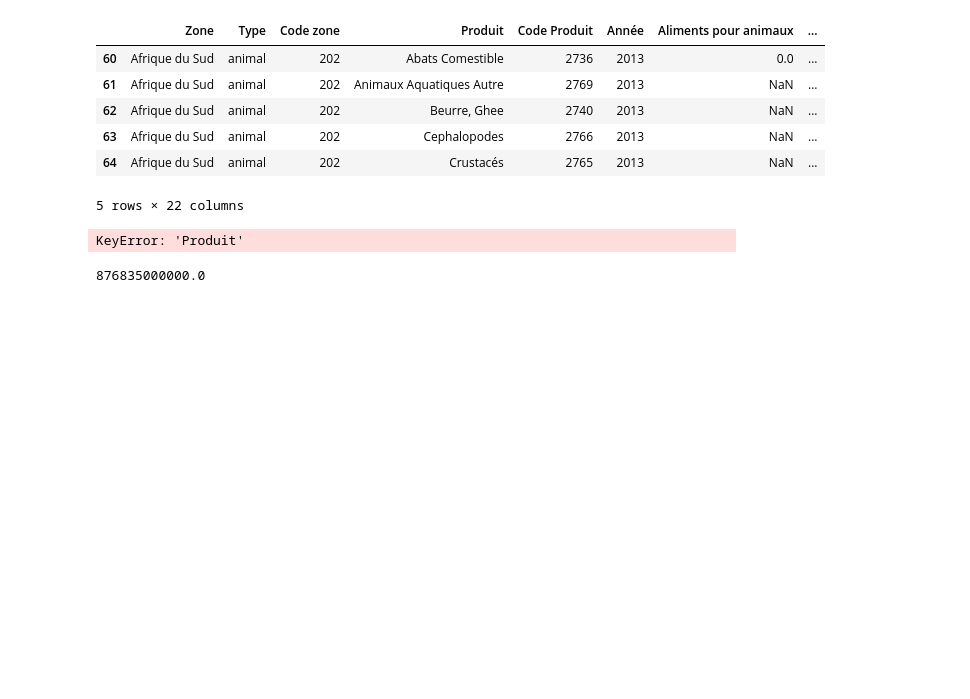
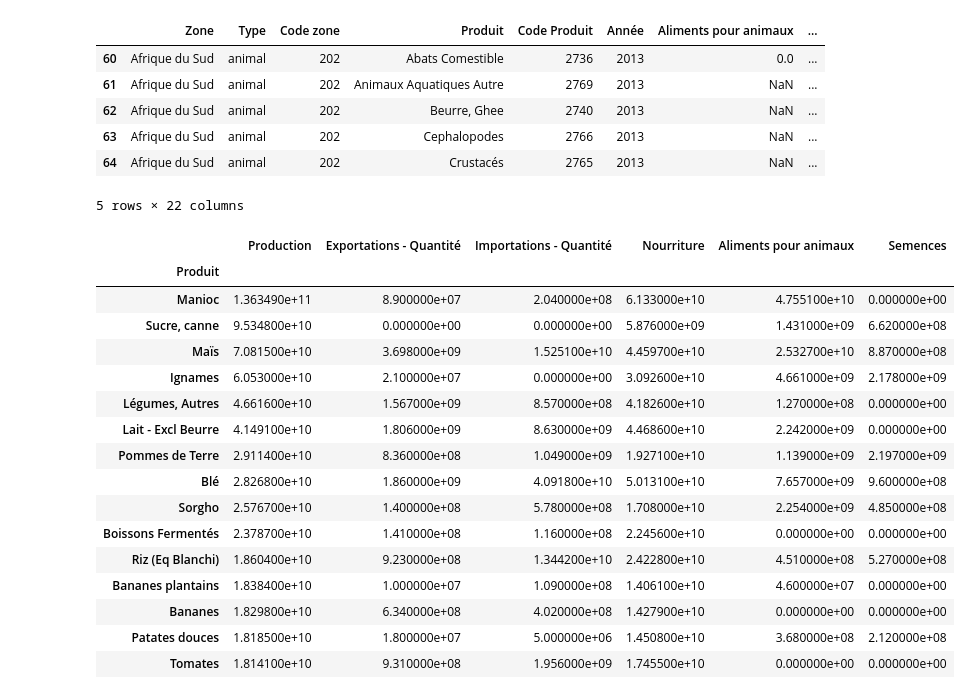
Before and after one commit to fxglfr/R-alisez-une-tude-de-sant-publique, a Jupyter notebook: Projet3_brouillon.ipynb, the cells around one changed output. Cells and saved outputs as stored; diff of their text form; code cells hidden in the pictures; blank space fills up the shorter version.

```diff
--- a/Projet3_brouillon.ipynb
+++ b/Projet3_brouillon.ipynb
@@ -1586,10 +1586,25 @@ Afrique_prod.head()
 #Ratio2=Ratio[['Produit','Ratio_energie_poids']].groupby('Produit').mean().round()
 #,'Exportations - Quantité', 'Importations - Quantité', 'Nourriture'
 #Afrique_prod = Afrique_prod.reset_index()
-Afrique_Prod_Agr = Afrique_prod['Production'].groupby(by='Produit').sum(skipna=True)
+Afrique_Prod_Agr= Afrique_prod[['Produit','Production','Exportations - Quantité', 'Importations - Quantité', 'Nourriture', 'Aliments pour animaux','Semences']] .groupby('Produit').sum(skipna=True)
-# %% [output]
-KeyError: 'Produit'
-# %%
-Afrique_Prod_Agr
-# %% [output]
-876835000000.0
+# %%
+#production
+Afrique_Prod_Agr.sort_values('Production', ascending=False) [:15]
+# %% [output]
+|  | Production | Exportations - Quantité | Importations - Quantité | Nourriture | Aliments pour animaux | Semences |
+| Produit |  |  |  |  |  |  |
+| Manioc | 1.363490e+11 | 8.900000e+07 | 2.040000e+08 | 6.133000e+10 | 4.755100e+10 | 0.000000e+00 |
+| Sucre, canne | 9.534800e+10 | 0.000000e+00 | 0.000000e+00 | 5.876000e+09 | 1.431000e+09 | 6.620000e+08 |
+| Maïs | 7.081500e+10 | 3.698000e+09 | 1.525100e+10 | 4.459700e+10 | 2.532700e+10 | 8.870000e+08 |
+| Ignames | 6.053000e+10 | 2.100000e+07 | 0.000000e+00 | 3.092600e+10 | 4.661000e+09 | 2.178000e+09 |
+| Légumes, Autres | 4.661600e+10 | 1.567000e+09 | 8.570000e+08 | 4.182600e+10 | 1.270000e+08 | 0.000000e+00 |
+| Lait - Excl Beurre | 4.149100e+10 | 1.806000e+09 | 8.630000e+09 | 4.468600e+10 | 2.242000e+09 | 0.000000e+00 |
+| Pommes de Terre | 2.911400e+10 | 8.360000e+08 | 1.049000e+09 | 1.927100e+10 | 1.139000e+09 | 2.197000e+09 |
+| Blé | 2.826800e+10 | 1.860000e+09 | 4.091800e+10 | 5.013100e+10 | 7.657000e+09 | 9.600000e+08 |
+| Sorgho | 2.576700e+10 | 1.400000e+08 | 5.780000e+08 | 1.708000e+10 | 2.254000e+09 | 4.850000e+08 |
+| Boissons Fermentés | 2.378700e+10 | 1.410000e+08 | 1.160000e+08 | 2.245600e+10 | 0.000000e+00 | 0.000000e+00 |
+| Riz (Eq Blanchi) | 1.860400e+10 | 9.230000e+08 | 1.344200e+10 | 2.422800e+10 | 4.510000e+08 | 5.270000e+08 |
+| Bananes plantains | 1.838400e+10 | 1.000000e+07 | 1.090000e+08 | 1.406100e+10 | 4.600000e+07 | 0.000000e+00 |
+| Bananes | 1.829800e+10 | 6.340000e+08 | 4.020000e+08 | 1.427900e+10 | 0.000000e+00 | 0.000000e+00 |
+| Patates douces | 1.818500e+10 | 1.800000e+07 | 5.000000e+06 | 1.450800e+10 | 3.680000e+08 | 2.120000e+08 |
+| Tomates | 1.814100e+10 | 9.310000e+08 | 1.956000e+09 | 1.745500e+10 | 0.000000e+00 | 0.000000e+00 |
```
Also changed, not shown: parts of 5 cells of this notebook.
